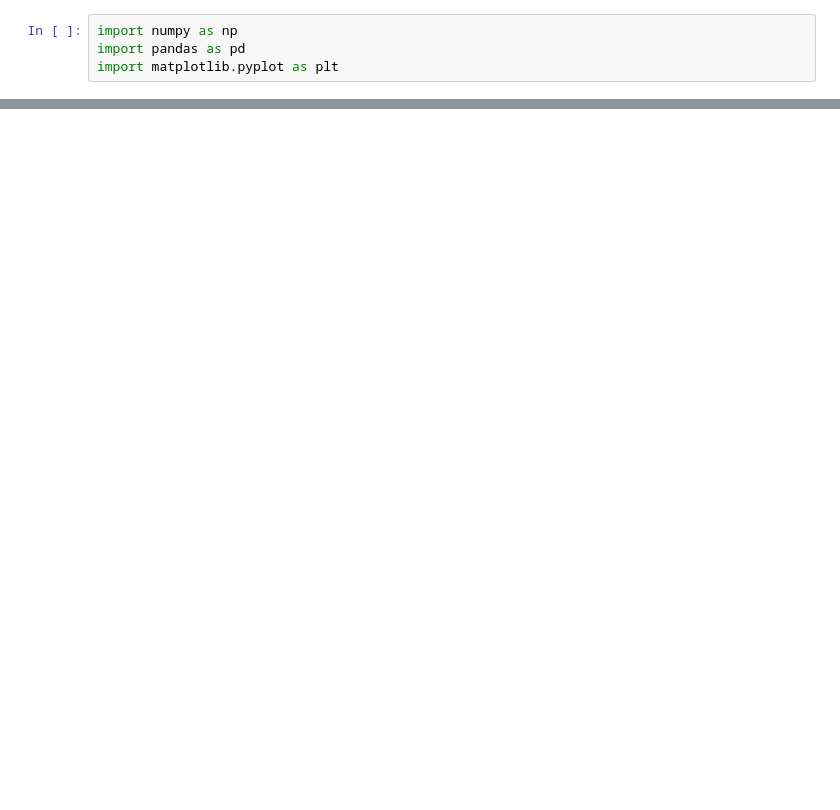
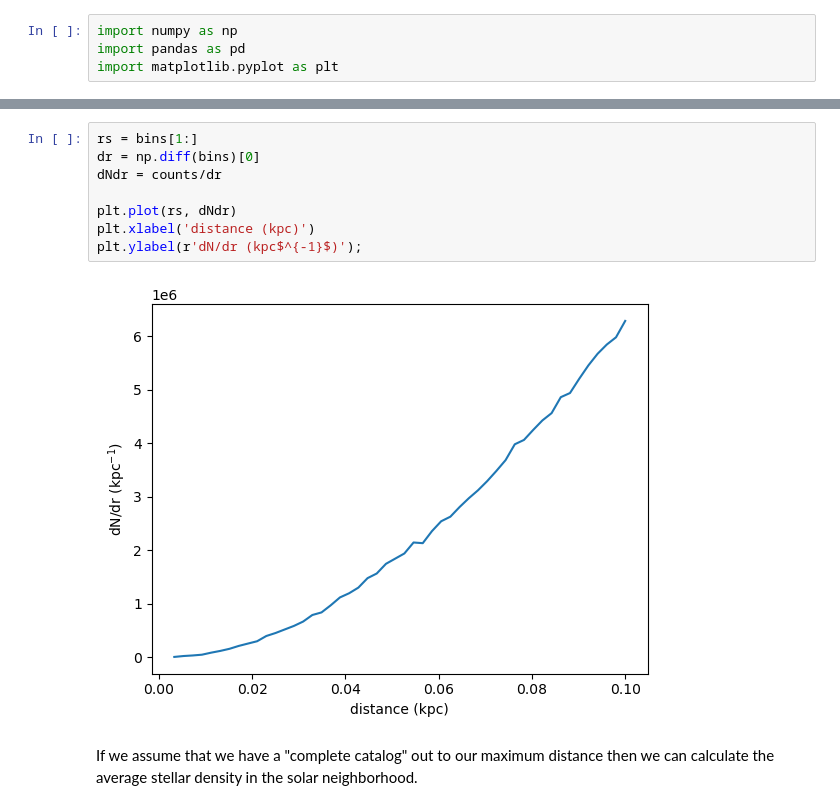
Before and after one commit to wrighj26/scicomp2_F25_wright, a Jupyter notebook: notebooks/Solar Neighborhood w Gaia.ipynb, the cells around one changed output, grey strips where cells are left out. Saved outputs shown, nothing was run; the diff lists cells and outputs as text; blank space fills up the shorter version.

```diff
--- a/notebooks/Solar Neighborhood w Gaia.ipynb
+++ b/notebooks/Solar Neighborhood w Gaia.ipynb
@@ -58,0 +103,12 @@ It's difficult to see what's going on in the high density regions, so let's work
+# %%
+rs = bins[1:]
+dr = np.diff(bins)[0]
+dNdr = counts/dr
+
+plt.plot(rs, dNdr)
+plt.xlabel('distance (kpc)')
+plt.ylabel(r'dN/dr (kpc$^{-1}$)');
+# %% [output]
+[figure, added]
+# %% [markdown]
+If we assume that we have a "complete catalog" out to our maximum distance then we can calculate the average stellar density in the solar neighborhood.
```
Also changed, not shown: parts of 18 cells of this notebook.
